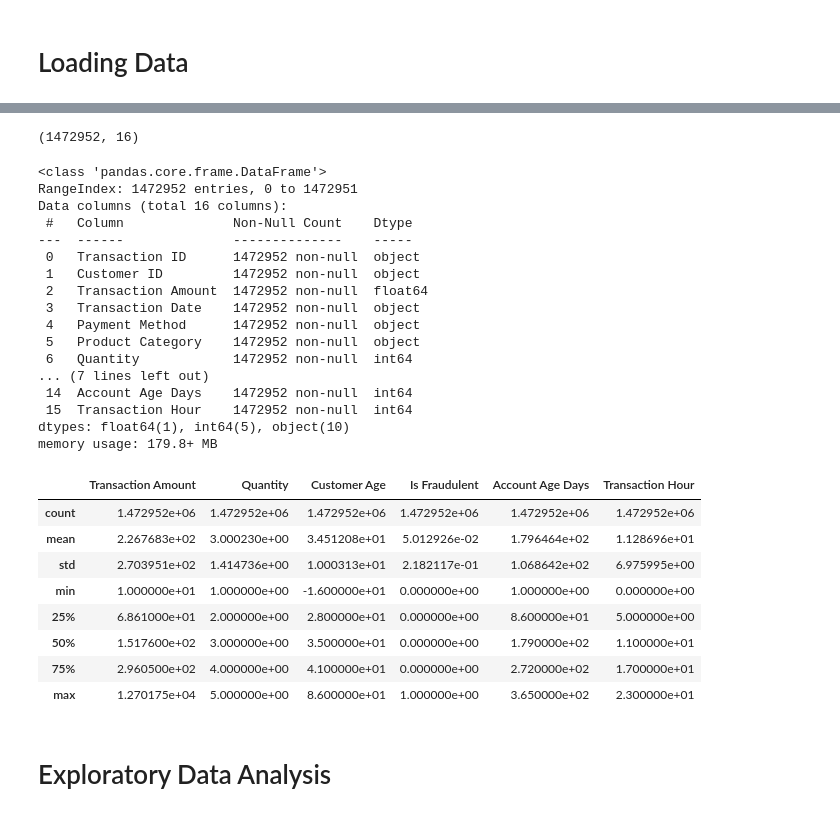
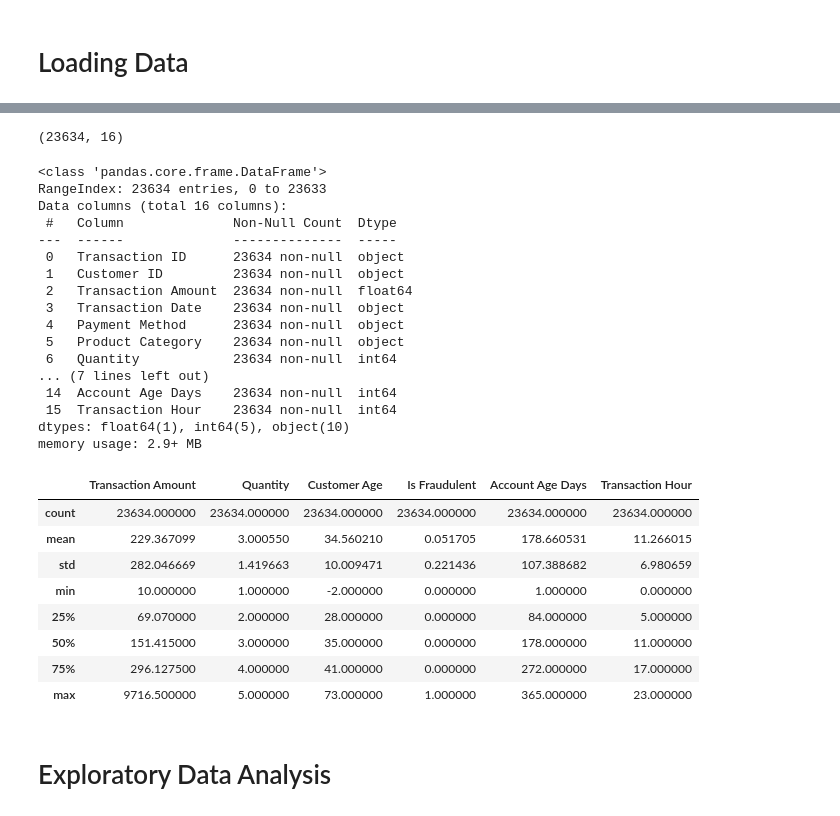
Before and after one commit to briannoelkesuma/BT4012-Group-15-Ecommerce-Fraud, a Jupyter notebook: notebook.ipynb, the cells around one changed output, grey strips where cells are left out. Saved outputs shown, nothing was run; the diff lists cells and outputs as text; code cells hidden in the pictures.

```diff
--- a/notebook.ipynb
+++ b/notebook.ipynb
@@ -3,5 +3,4 @@
 # %%
 import pandas as pd
 # %%
-train_df = pd.read_csv('./Fraudulent_E-Commerce_Transaction_Data.csv')
-test_df = pd.read_csv('./Fraudulent_E-Commerce_Transaction_Data_2.csv')
+data = pd.read_csv('./Fraudulent_E-Commerce_Transaction_Data_2.csv')
@@ -24,39 +23,39 @@ train_df
 # %%
-train_df.shape
+data.shape
 # %% [output]
-(1472952, 16)
+(23634, 16)
 # %%
-train_df.info()
+data.info()
 # %% [output]
 <class 'pandas.core.frame.DataFrame'>
-RangeIndex: 1472952 entries, 0 to 1472951
+RangeIndex: 23634 entries, 0 to 23633
 Data columns (total 16 columns):
- #   Column              Non-Null Count    Dtype
----  ------              --------------    -----
- 0   Transaction ID      1472952 non-null  object
- 1   Customer ID         1472952 non-null  object
- 2   Transaction Amount  1472952 non-null  float64
- 3   Transaction Date    1472952 non-null  object
- 4   Payment Method      1472952 non-null  object
- 5   Product Category    1472952 non-null  object
- 6   Quantity            1472952 non-null  int64
+ #   Column              Non-Null Count  Dtype
+---  ------              --------------  -----
+ 0   Transaction ID      23634 non-null  object
+ 1   Customer ID         23634 non-null  object
+ 2   Transaction Amount  23634 non-null  float64
+ 3   Transaction Date    23634 non-null  object
+ 4   Payment Method      23634 non-null  object
+ 5   Product Category    23634 non-null  object
+ 6   Quantity            23634 non-null  int64
 ... (7 lines left out)
- 14  Account Age Days    1472952 non-null  int64
- 15  Transaction Hour    1472952 non-null  int64
+ 14  Account Age Days    23634 non-null  int64
+ 15  Transaction Hour    23634 non-null  int64
 dtypes: float64(1), int64(5), object(10)
-memory usage: 179.8+ MB
+memory usage: 2.9+ MB
 # %%
-train_df.describe()
+data.describe()
 # %% [output]
 |  | Transaction Amount | Quantity | Customer Age | Is Fraudulent | Account Age Days | Transaction Hour |
-| count | 1.472952e+06 | 1.472952e+06 | 1.472952e+06 | 1.472952e+06 | 1.472952e+06 | 1.472952e+06 |
-| mean | 2.267683e+02 | 3.000230e+00 | 3.451208e+01 | 5.012926e-02 | 1.796464e+02 | 1.128696e+01 |
-| std | 2.703951e+02 | 1.414736e+00 | 1.000313e+01 | 2.182117e-01 | 1.068642e+02 | 6.975995e+00 |
-| min | 1.000000e+01 | 1.000000e+00 | -1.600000e+01 | 0.000000e+00 | 1.000000e+00 | 0.000000e+00 |
-| 25% | 6.861000e+01 | 2.000000e+00 | 2.800000e+01 | 0.000000e+00 | 8.600000e+01 | 5.000000e+00 |
-| 50% | 1.517600e+02 | 3.000000e+00 | 3.500000e+01 | 0.000000e+00 | 1.790000e+02 | 1.100000e+01 |
-| 75% | 2.960500e+02 | 4.000000e+00 | 4.100000e+01 | 0.000000e+00 | 2.720000e+02 | 1.700000e+01 |
-| max | 1.270175e+04 | 5.000000e+00 | 8.600000e+01 | 1.000000e+00 | 3.650000e+02 | 2.300000e+01 |
+| count | 23634.000000 | 23634.000000 | 23634.000000 | 23634.000000 | 23634.000000 | 23634.000000 |
+| mean | 229.367099 | 3.000550 | 34.560210 | 0.051705 | 178.660531 | 11.266015 |
+| std | 282.046669 | 1.419663 | 10.009471 | 0.221436 | 107.388682 | 6.980659 |
+| min | 10.000000 | 1.000000 | -2.000000 | 0.000000 | 1.000000 | 0.000000 |
+| 25% | 69.070000 | 2.000000 | 28.000000 | 0.000000 | 84.000000 | 5.000000 |
+| 50% | 151.415000 | 3.000000 | 35.000000 | 0.000000 | 178.000000 | 11.000000 |
+| 75% | 296.127500 | 4.000000 | 41.000000 | 0.000000 | 272.000000 | 17.000000 |
+| max | 9716.500000 | 5.000000 | 73.000000 | 1.000000 | 365.000000 | 23.000000 |
 # %% [markdown]
 # Exploratory Data Analysis
 # %%
```
Also changed, not shown: parts of 9 cells of this notebook, 2 other files.
